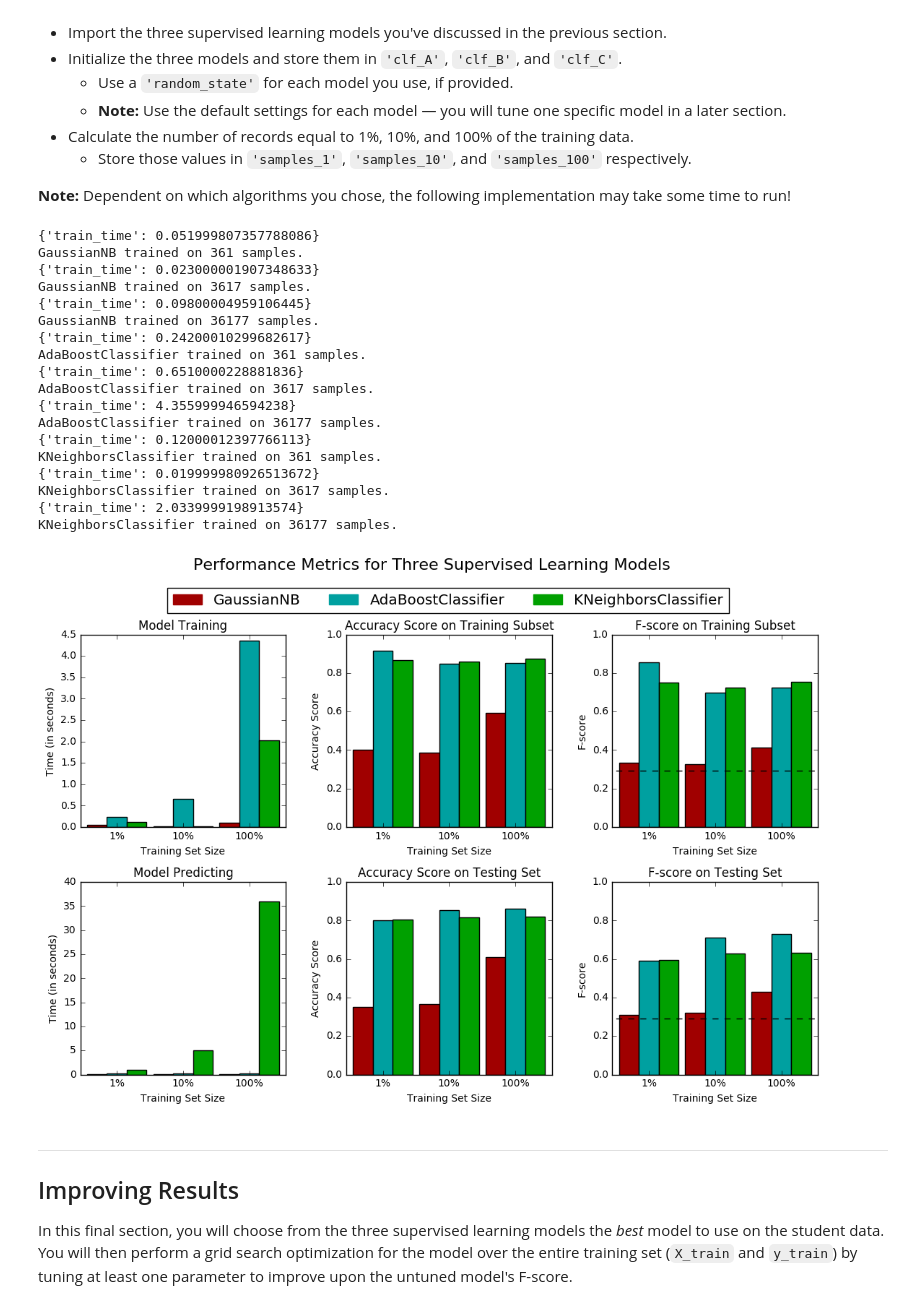
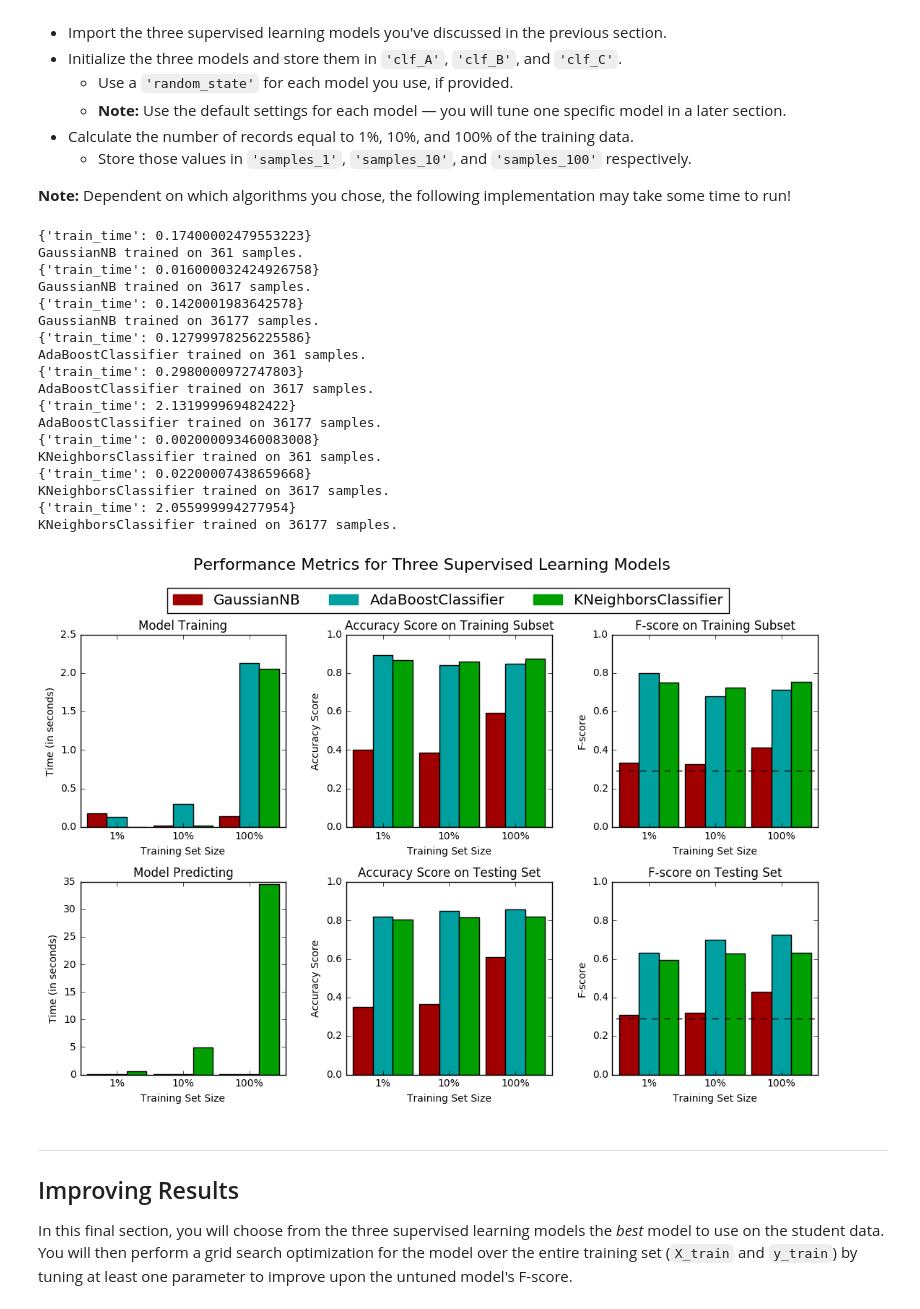
Before and after one commit to anishpillay2002/Machine_Learning_Udacity, a Jupyter notebook: finding_donors/finding_donors.ipynb, the cells around one changed output. Drawn from its saved outputs; the diff is of its cells as text; code cells hidden in the pictures.

```diff
--- a/finding_donors/finding_donors.ipynb
+++ b/finding_donors/finding_donors.ipynb
@@ -329,45 +329,45 @@ from sklearn.ensemble import AdaBoostClassifier
 from sklearn.naive_bayes import GaussianNB
 # TODO: Initialize the three models
 clf_A = GaussianNB()
-clf_B = AdaBoostClassifier(n_estimators=100)
-clf_C = KNeighborsClassifier(5)
+clf_B = AdaBoostClassifier()
+clf_C = KNeighborsClassifier()
 
 # TODO: Calculate the number of samples for 1%, 10%, and 100% of the training data
 samples_1 = int(len(X_train)*0.01)
 samples_10 = int(len(X_train)*0.1)
 samples_100 = int(len(X_train))
 
 # Collect results on the learners
 results = {}
 for clf in [clf_A, clf_B, clf_C]:
     clf_name = clf.__class__.__name__
     results[clf_name] = {}
     for i, samples in enumerate([samples_1, samples_10, samples_100]):
         results[clf_name][i] = \
         train_predict(clf, samples, X_train, y_train, X_test, y_test)
 
 # Run metrics visualization for the three supervised learning models chosen
 vs.evaluate(results, accuracy, fscore)
 # %% [output]
-{'train_time': 0.051999807357788086}
+{'train_time': 0.17400002479553223}
 GaussianNB trained on 361 samples.
-{'train_time': 0.023000001907348633}
+{'train_time': 0.016000032424926758}
 GaussianNB trained on 3617 samples.
-{'train_time': 0.09800004959106445}
+{'train_time': 0.1420001983642578}
 GaussianNB trained on 36177 samples.
-{'train_time': 0.24200010299682617}
+{'train_time': 0.12799978256225586}
 AdaBoostClassifier trained on 361 samples.
-{'train_time': 0.6510000228881836}
+{'train_time': 0.2980000972747803}
 AdaBoostClassifier trained on 3617 samples.
-{'train_time': 4.355999946594238}
+{'train_time': 2.131999969482422}
 AdaBoostClassifier trained on 36177 samples.
-{'train_time': 0.12000012397766113}
+{'train_time': 0.002000093460083008}
 KNeighborsClassifier trained on 361 samples.
-{'train_time': 0.019999980926513672}
+{'train_time': 0.02200007438659668}
 KNeighborsClassifier trained on 3617 samples.
-{'train_time': 2.0339999198913574}
+{'train_time': 2.055999994277954}
 KNeighborsClassifier trained on 36177 samples.
-[figure, old version]
+[figure, new version]
 # %% [markdown]
 ----
 ## Improving Results
```
Also changed, not shown: parts of 7 cells of this notebook, 1 other file.
